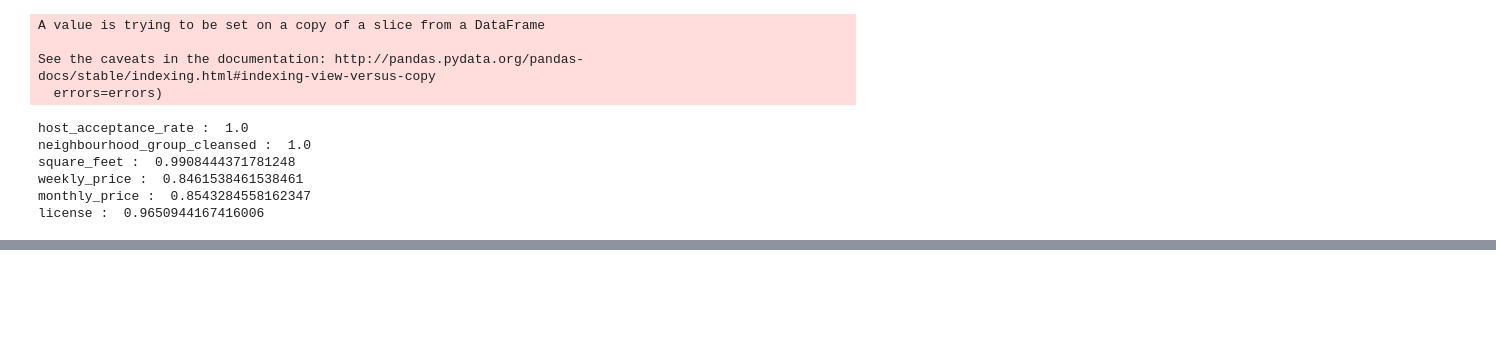
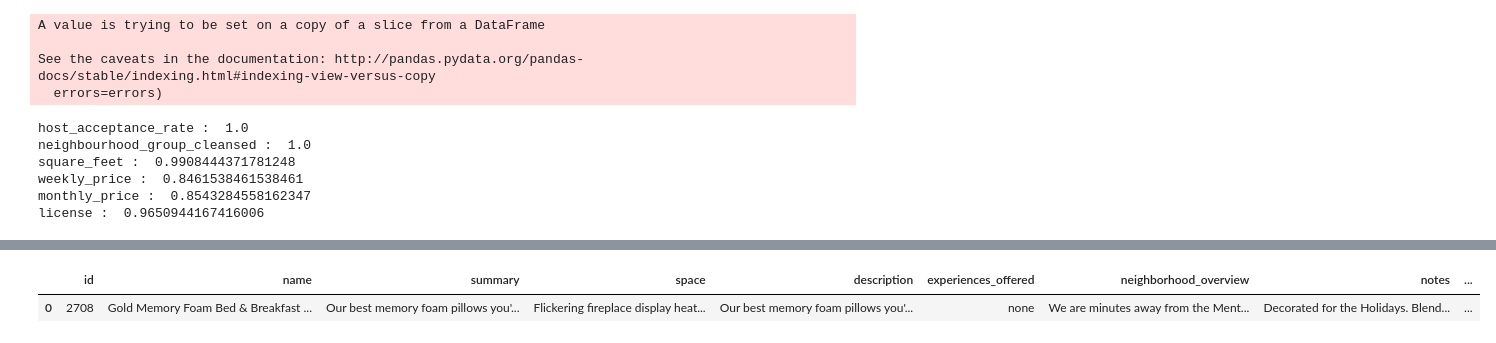
Before and after one commit to papaulul/Airbnb, a Jupyter notebook: Code/EDA.ipynb, the cells around one changed output, grey strips where cells are left out. Cells and saved outputs as stored; diff of their text form; code cells hidden in the pictures; blank space fills up the shorter version.

```diff
--- a/Code/EDA.ipynb
+++ b/Code/EDA.ipynb
@@ -118,2 +118,8 @@ population.head(1)
 # %%
-col_no_url = [col for col in population.columns if "url" not in col and 'scrape' not in col]
+col_no_url_scrape = [col for col in population.columns if "url" not in col and 'scrape' not in col]
+population = population[col_no_url_scrape]
+# %%
+population.head(1)
+# %% [output]
+|  | id | name | summary | space | description | experiences_offered | neighborhood_overview | notes | ... |
+| 0 | 2708 | Gold Memory Foam Bed & Breakfast ... | Our best memory foam pillows you'... | Flickering fireplace display heat... | Our best memory foam pillows you'... | none | We are minutes away from the Ment... | Decorated for the Holidays. Blend... | ... |
```
Also changed, not shown: parts of 25 cells of this notebook, 1 other file.
